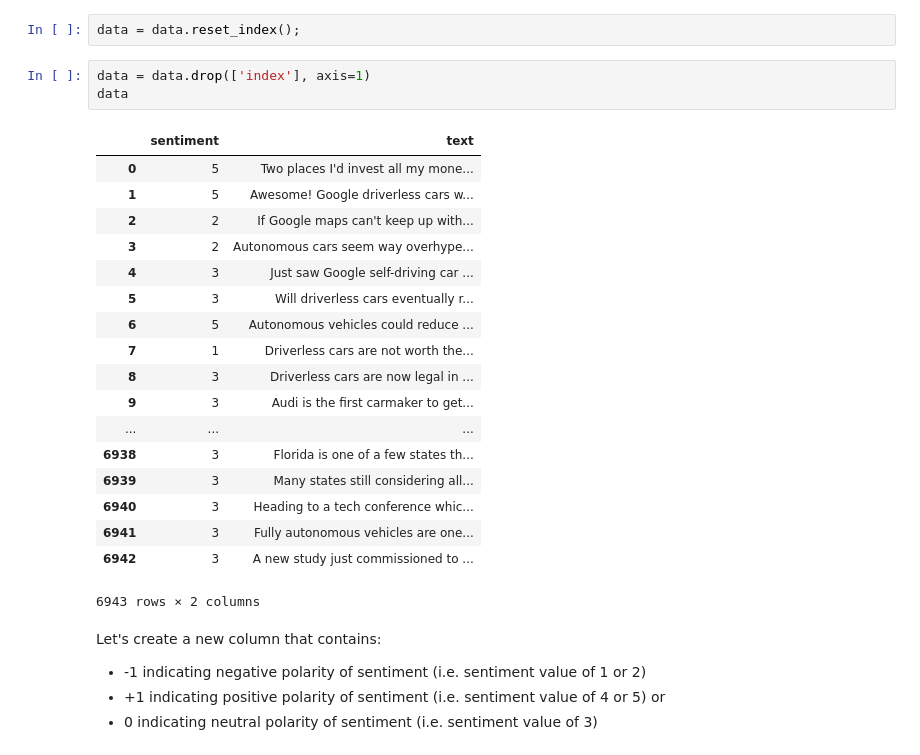
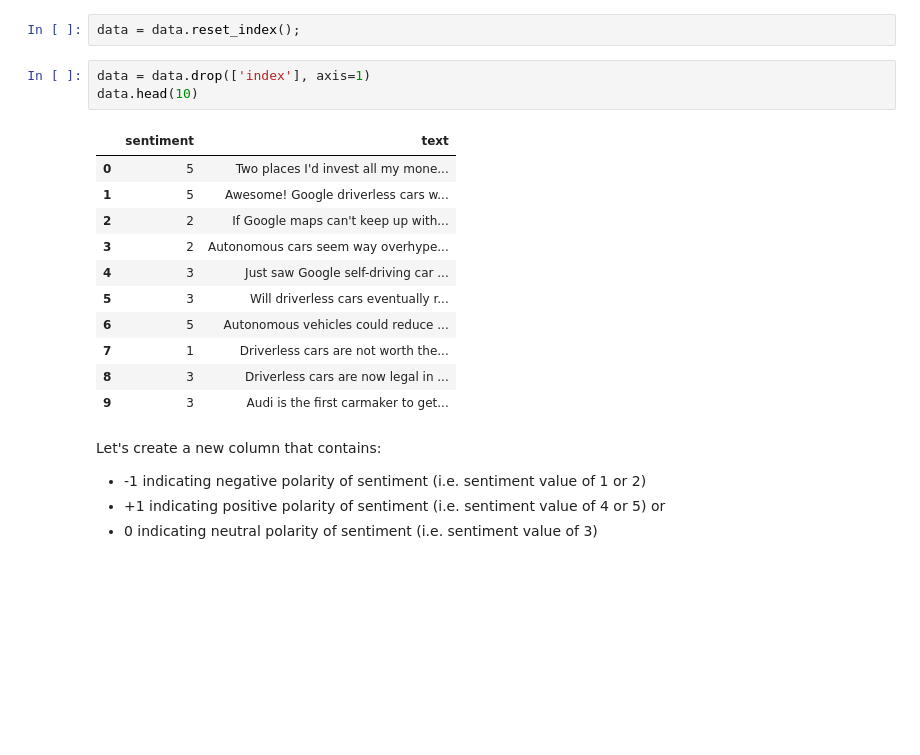
Before and after one commit to deepthimhegde/data-512-project, a Jupyter notebook: sentiment_analysis.ipynb, the cells around one changed output. Drawn from its saved outputs; the diff is of its cells as text; blank space fills up the shorter version.

```diff
--- a/sentiment_analysis.ipynb
+++ b/sentiment_analysis.ipynb
@@ -107,26 +107,19 @@ data['sentiment'] = data['sentiment'].astype('int')
 data = data.reset_index();
 # %%
 data = data.drop(['index'], axis=1)
-data
+data.head(10)
 # %% [output]
 |  | sentiment | text |
 | 0 | 5 | Two places I'd invest all my mone... |
 | 1 | 5 | Awesome! Google driverless cars w... |
 | 2 | 2 | If Google maps can't keep up with... |
 | 3 | 2 | Autonomous cars seem way overhype... |
 | 4 | 3 | Just saw Google self-driving car ... |
 | 5 | 3 | Will driverless cars eventually r... |
 | 6 | 5 | Autonomous vehicles could reduce ... |
 | 7 | 1 | Driverless cars are not worth the... |
 | 8 | 3 | Driverless cars are now legal in ... |
 | 9 | 3 | Audi is the first carmaker to get... |
-| ... | ... | ... |
-| 6938 | 3 | Florida is one of a few states th... |
-| 6939 | 3 | Many states still considering all... |
-| 6940 | 3 | Heading to a tech conference whic... |
-| 6941 | 3 | Fully autonomous vehicles are one... |
-| 6942 | 3 | A new study just commissioned to ... |
-6943 rows × 2 columns
 # %% [markdown]
 Let's create a new column that contains: <br>
 - -1 indicating negative polarity of sentiment (i.e. sentiment value of 1 or 2) <br>
```
Also changed, not shown: parts of 15 cells of this notebook, 2 other files.
